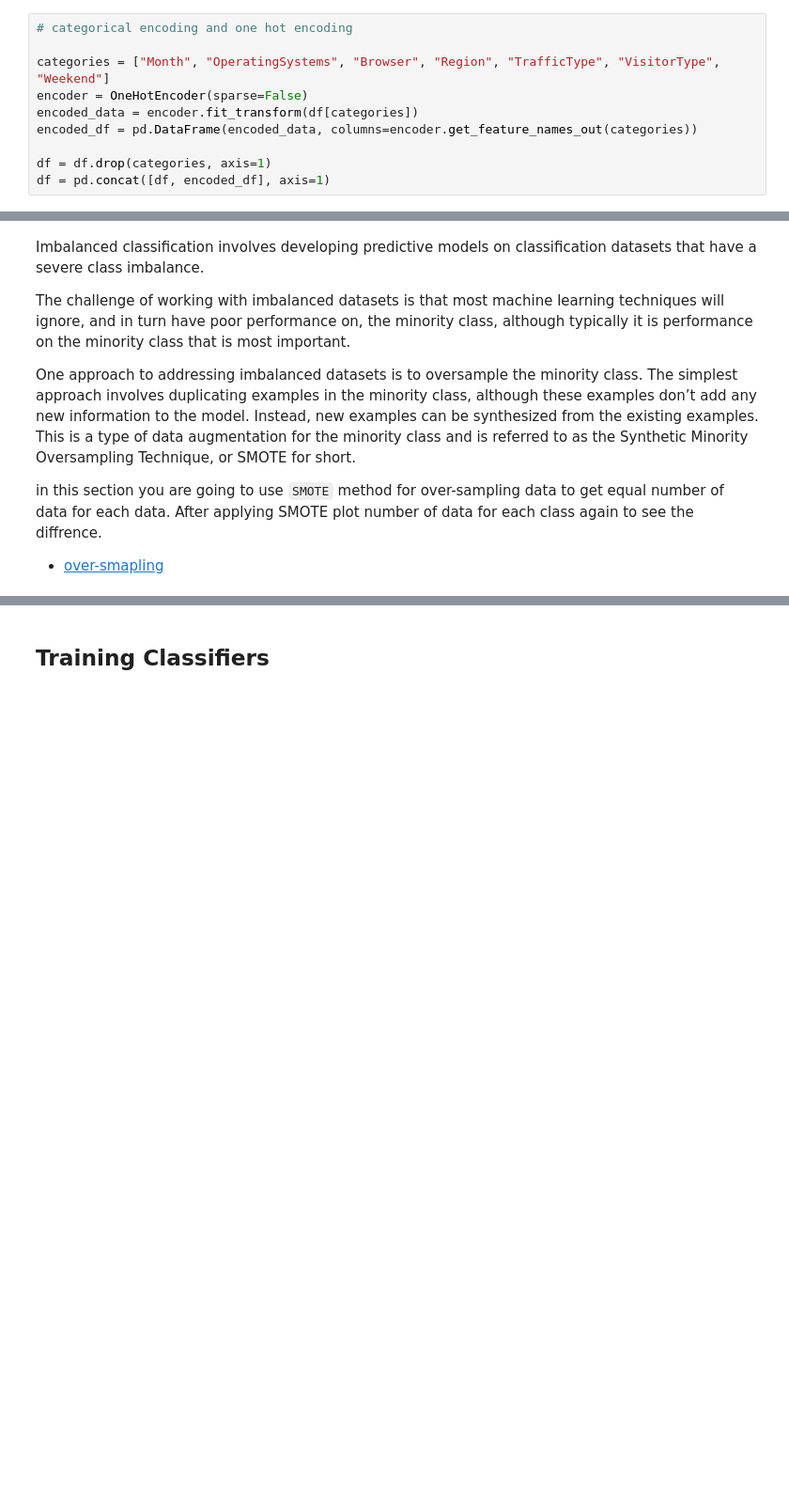
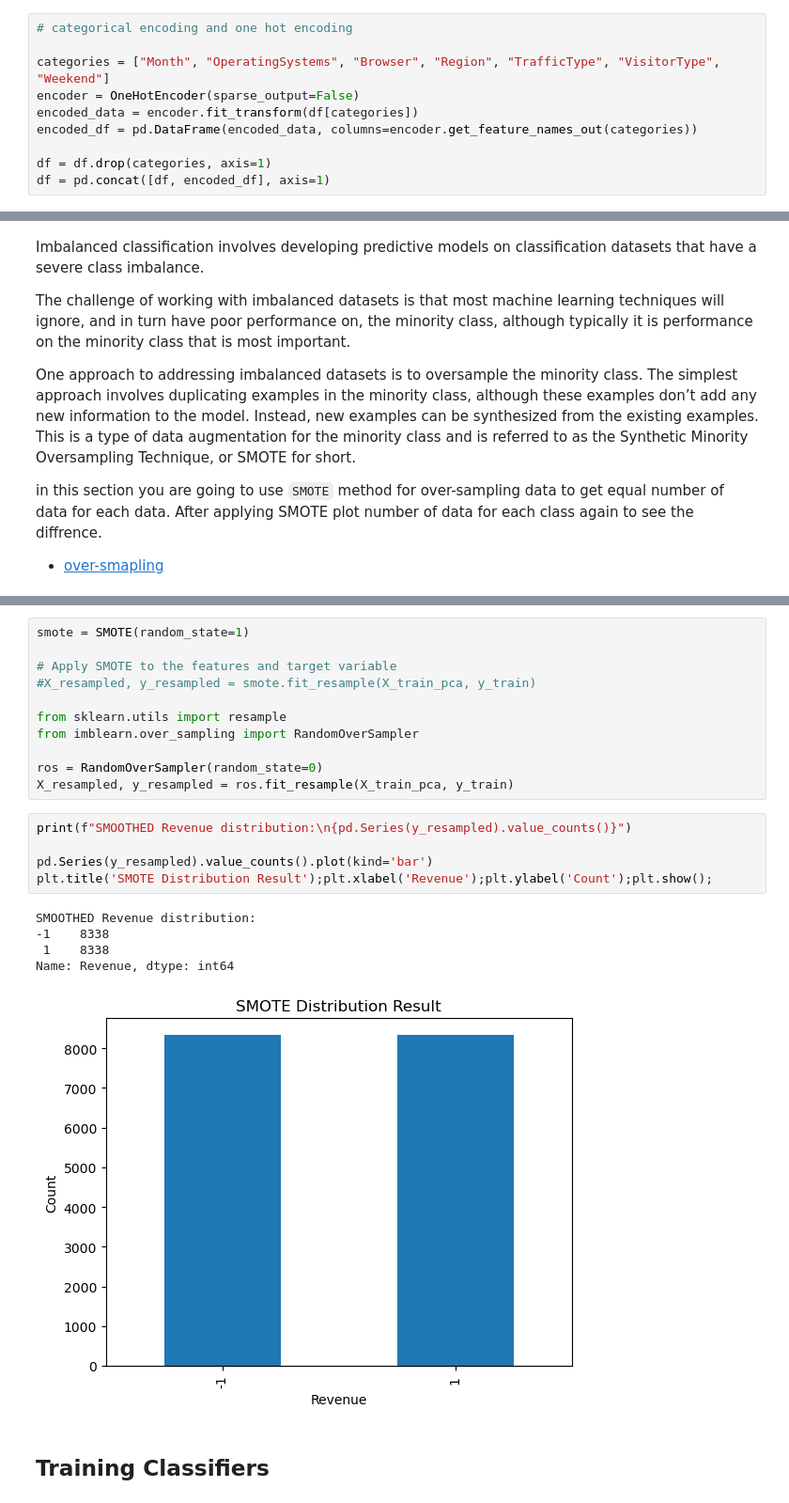
Before and after one commit to Abtinz/Machine-Learning-with-Python, a Jupyter notebook: DataMining/Classification/P3.ipynb, the cells around one changed output, grey strips where cells are left out. Shown at 94% size. Cells and saved outputs as stored; diff of their text form; blank space fills up the shorter version.

Commit message:
Smooth data

```diff
--- a/DataMining/Classification/P3.ipynb
+++ b/DataMining/Classification/P3.ipynb
@@ -136,7 +136,7 @@ no nan-values found!
 # categorical encoding and one hot encoding
 
 categories = ["Month", "OperatingSystems", "Browser", "Region", "TrafficType", "VisitorType", "Weekend"]
-encoder = OneHotEncoder(sparse=False)
+encoder = OneHotEncoder(sparse_output=False)
 encoded_data = encoder.fit_transform(df[categories])
 encoded_df = pd.DataFrame(encoded_data, columns=encoder.get_feature_names_out(categories))
 
@@ -297,3 +300,25 @@ AttributeError: 'NoneType' object has no attribute 'split'
+# %%
+smote = SMOTE(random_state=1)
+
+# Apply SMOTE to the features and target variable
+#X_resampled, y_resampled = smote.fit_resample(X_train_pca, y_train)
+
+from sklearn.utils import resample
+from imblearn.over_sampling import RandomOverSampler
+
+ros = RandomOverSampler(random_state=0)
+X_resampled, y_resampled = ros.fit_resample(X_train_pca, y_train)
+# %%
+print(f"SMOOTHED Revenue distribution:\n{pd.Series(y_resampled).value_counts()}")
+
+pd.Series(y_resampled).value_counts().plot(kind='bar')
+plt.title('SMOTE Distribution Result');plt.xlabel('Revenue');plt.ylabel('Count');plt.show();
+# %% [output]
+SMOOTHED Revenue distribution:
+-1    8338
+ 1    8338
+Name: Revenue, dtype: int64
+[figure, added]
 # %% [markdown]
 ## Training Classifiers
 # %% [markdown]
```
Also changed, not shown: parts of 4 cells of this notebook.
